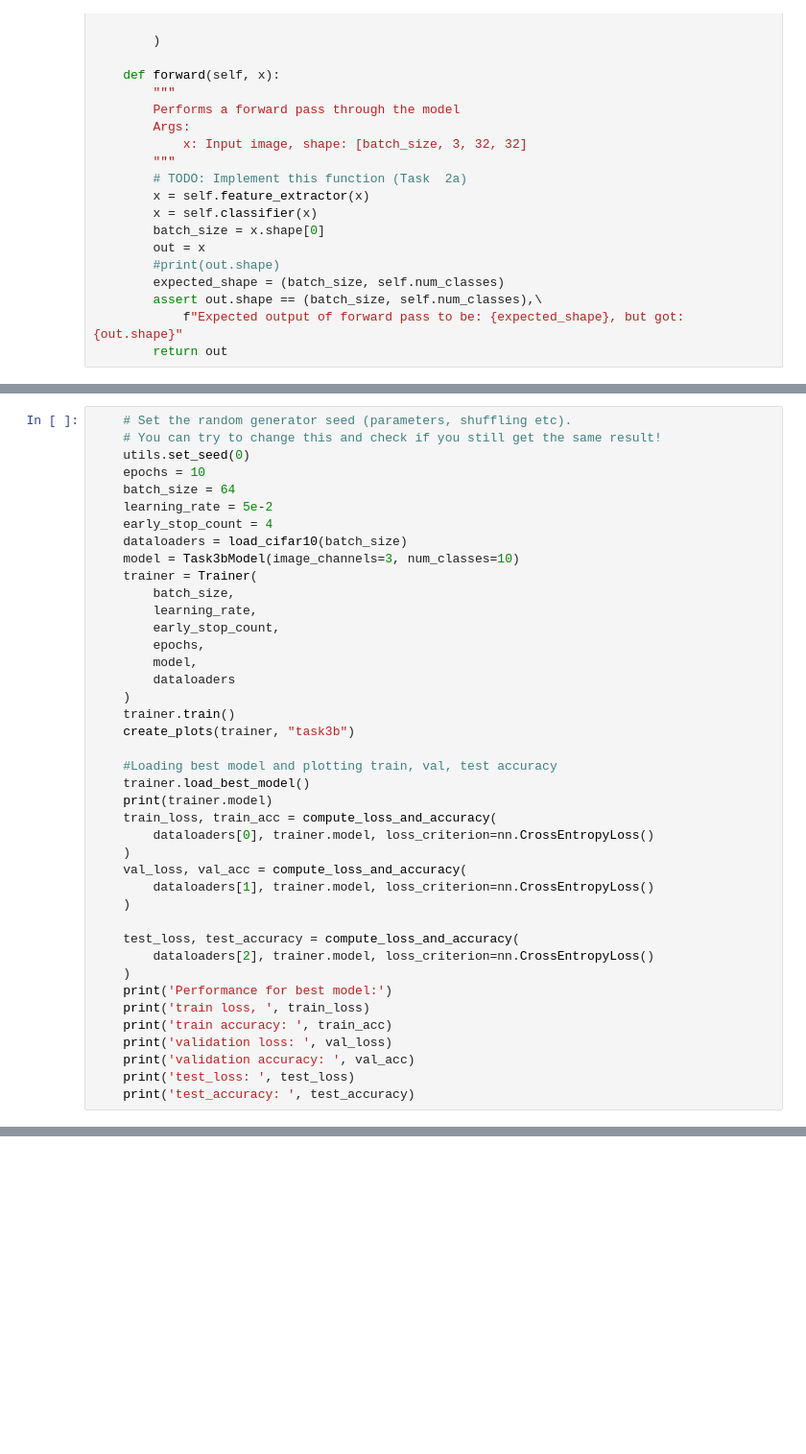
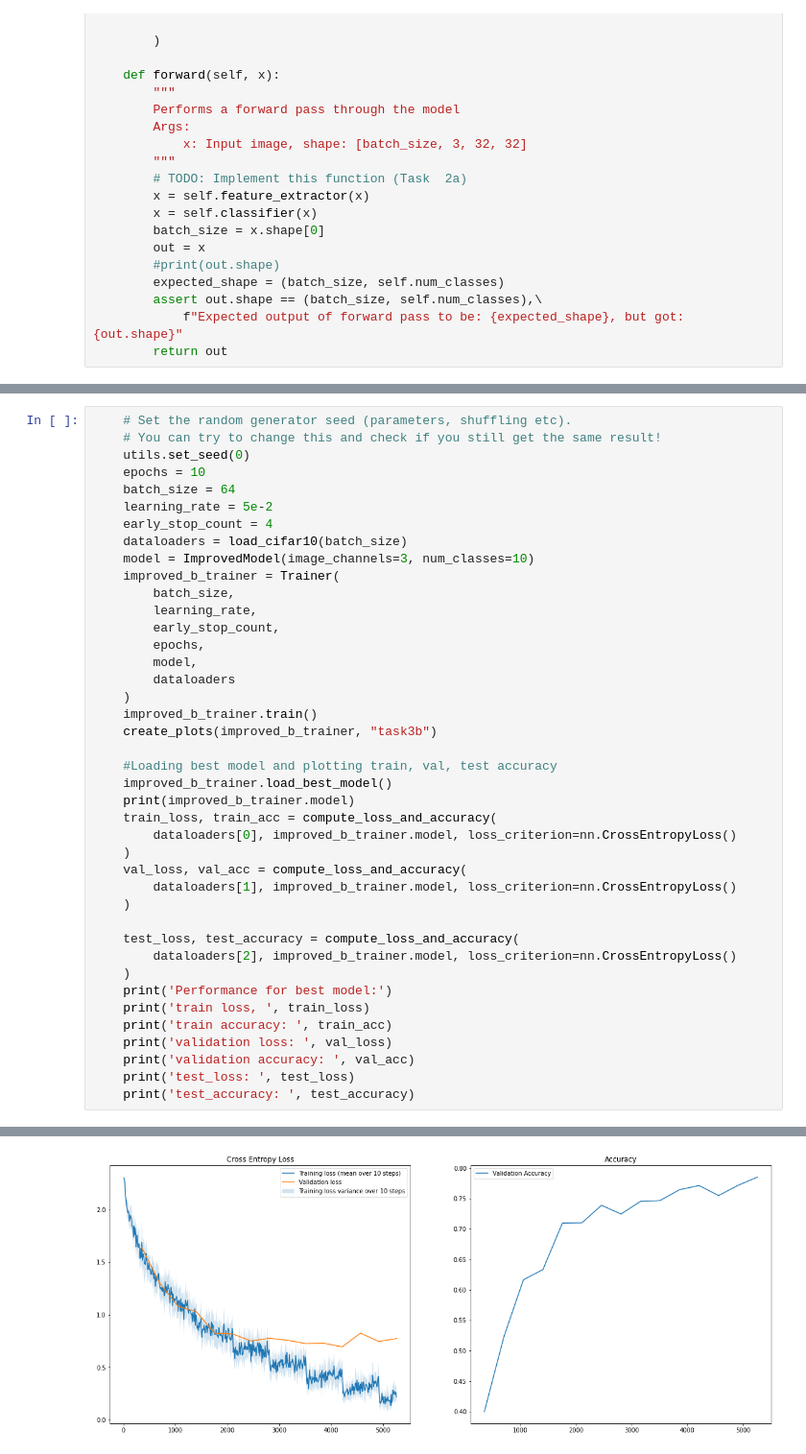
Before and after one commit to martahal/Computer-Vision-and-Deep-Learning, a Jupyter notebook: assignment3/task3_train.ipynb, the cells around one changed output, grey strips where cells are left out. Shown: that part at 96% size. Cells and saved outputs as stored; diff of their text form; blank space fills up the shorter version.

```diff
--- a/assignment3/task3_train.ipynb
+++ b/assignment3/task3_train.ipynb
@@ -333,8 +528,8 @@ class Task3bModel(nn.Module):
     learning_rate = 5e-2
     early_stop_count = 4
     dataloaders = load_cifar10(batch_size)
-    model = Task3bModel(image_channels=3, num_classes=10)
-    trainer = Trainer(
+    model = ImprovedModel(image_channels=3, num_classes=10)
+    improved_b_trainer = Trainer(
         batch_size,
         learning_rate,
         early_stop_count,
@@ -342,21 +537,21 @@ class Task3bModel(nn.Module):
         model,
         dataloaders
     )
-    trainer.train()
-    create_plots(trainer, "task3b")
+    improved_b_trainer.train()
+    create_plots(improved_b_trainer, "task3b")
 
     #Loading best model and plotting train, val, test accuracy
-    trainer.load_best_model()
-    print(trainer.model)
+    improved_b_trainer.load_best_model()
+    print(improved_b_trainer.model)
     train_loss, train_acc = compute_loss_and_accuracy(
-        dataloaders[0], trainer.model, loss_criterion=nn.CrossEntropyLoss()
+        dataloaders[0], improved_b_trainer.model, loss_criterion=nn.CrossEntropyLoss()
     )
     val_loss, val_acc = compute_loss_and_accuracy(
-        dataloaders[1], trainer.model, loss_criterion=nn.CrossEntropyLoss()
+        dataloaders[1], improved_b_trainer.model, loss_criterion=nn.CrossEntropyLoss()
     )
 
     test_loss, test_accuracy = compute_loss_and_accuracy(
-        dataloaders[2], trainer.model, loss_criterion=nn.CrossEntropyLoss()
+        dataloaders[2], improved_b_trainer.model, loss_criterion=nn.CrossEntropyLoss()
     )
     print('Performance for best model:')
     print('train loss, ', train_loss)
@@ -365,3 +560,4 @@ class Task3bModel(nn.Module):
     print('validation accuracy: ', val_acc)
     print('test_loss: ', test_loss)
     print('test_accuracy: ', test_accuracy)
+# %% [output]
@@ -367,0 +581 @@ class Task3bModel(nn.Module):
+[figure, added]
```
Also changed, not shown: parts of 6 cells of this notebook, 8 other files.
